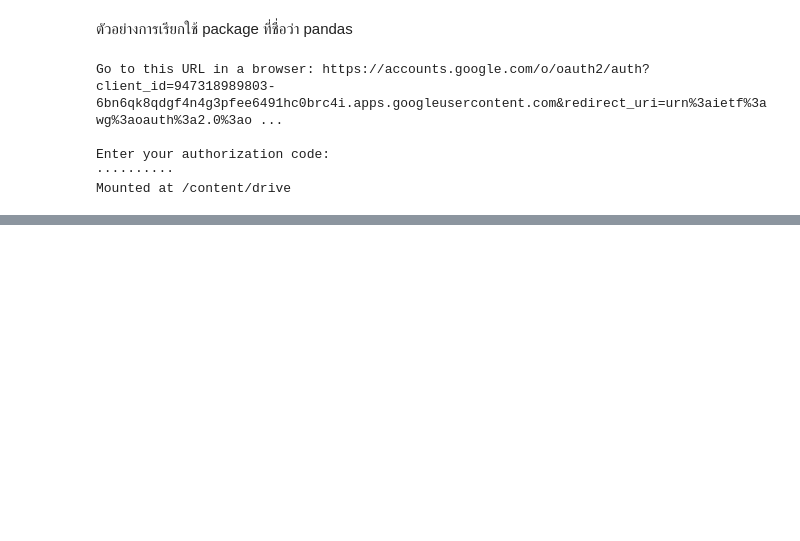
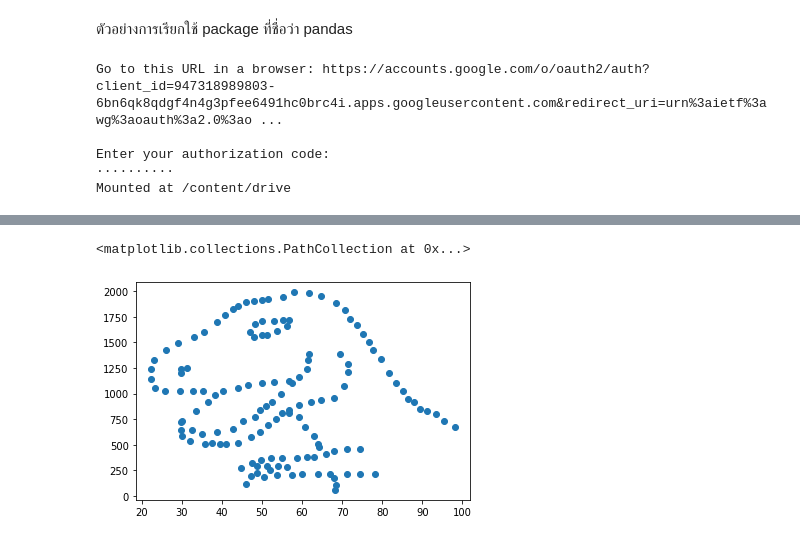
Before and after one commit to tohnperfect/DPDM, a Jupyter notebook: Data101.ipynb, the cells around one changed output, grey strips where cells are left out. Cells and saved outputs as stored; diff of their text form; code cells hidden in the pictures; blank space fills up the shorter version.

```diff
--- a/Data101.ipynb
+++ b/Data101.ipynb
@@ -51,0 +122,5 @@ pd.read_csv('/content/drive/My Drive/DWDM_material/test.csv')
+# %%
+plt.scatter(table['x'],20*table['y'])
+# %% [output]
+<matplotlib.collections.PathCollection at 0x...>
+[figure, added]
```
Also changed, not shown: parts of 45 cells of this notebook.
